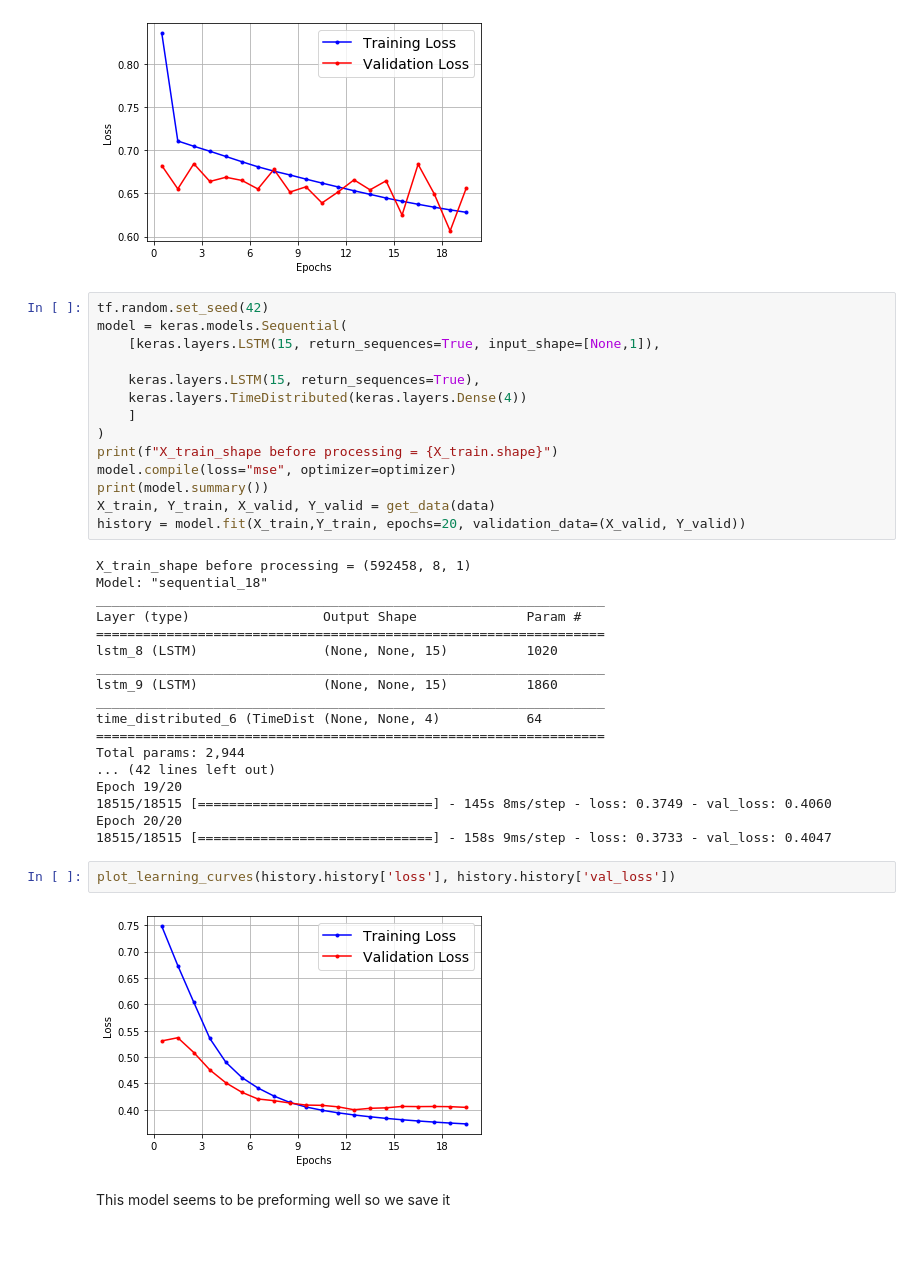
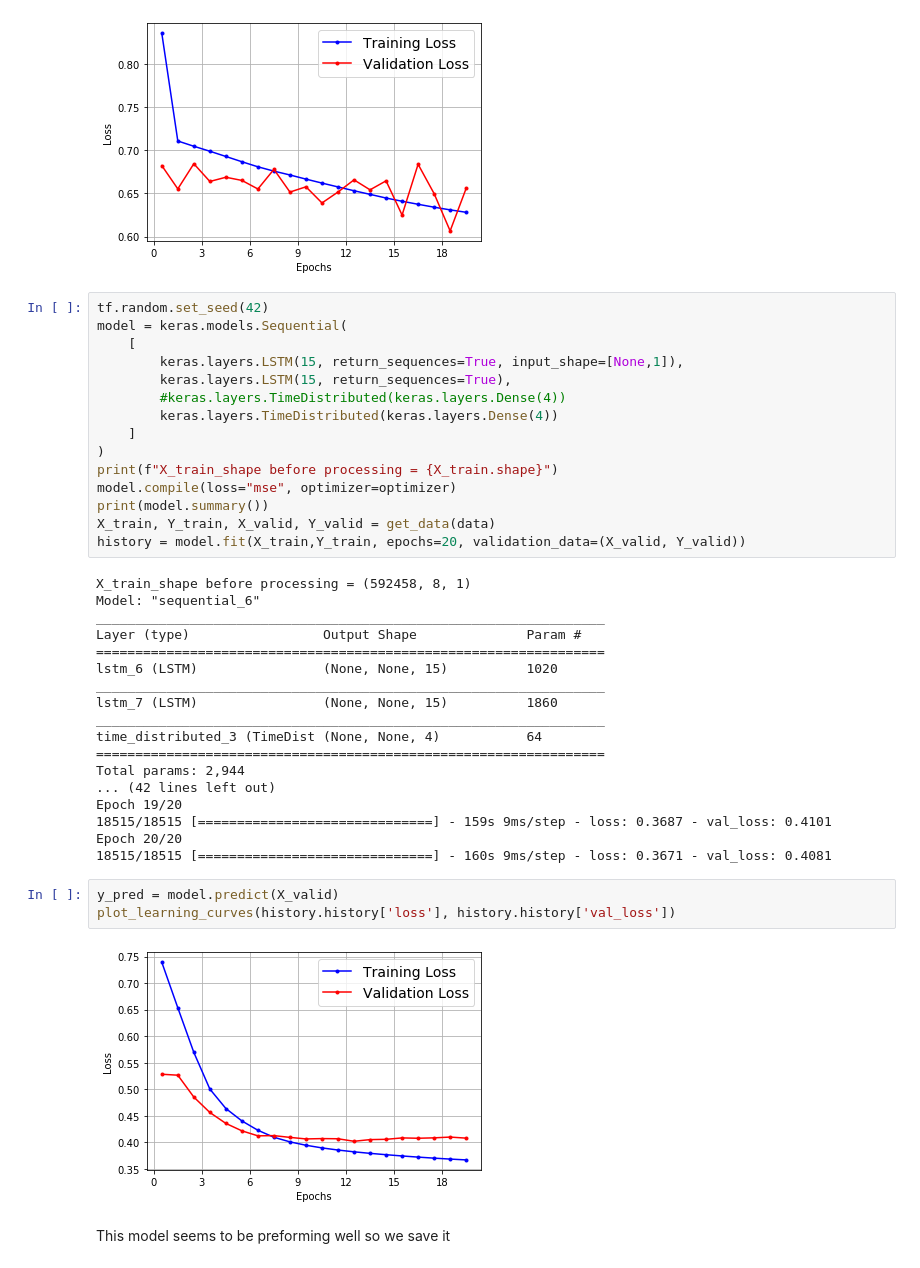
Before and after one commit to ArifSohaib/ODSC-Hackathon, a Jupyter notebook: ODSC_hackathon.ipynb, the cells around one changed output. Cells and saved outputs as stored; diff of their text form.

```diff
--- a/ODSC_hackathon.ipynb
+++ b/ODSC_hackathon.ipynb
@@ -455,10 +436,11 @@ plot_learning_curves(history.history['loss'], history.history['val_loss'])
 # %%
 tf.random.set_seed(42)
 model = keras.models.Sequential(
-    [keras.layers.LSTM(15, return_sequences=True, input_shape=[None,1]),
-
-    keras.layers.LSTM(15, return_sequences=True),
-    keras.layers.TimeDistributed(keras.layers.Dense(4))
+    [
+        keras.layers.LSTM(15, return_sequences=True, input_shape=[None,1]),
+        keras.layers.LSTM(15, return_sequences=True),
+        #keras.layers.TimeDistributed(keras.layers.Dense(4))
+        keras.layers.TimeDistributed(keras.layers.Dense(4))
     ]
 )
 print(f"X_train_shape before processing = {X_train.shape}")
@@ -468,26 +450,27 @@ X_train, Y_train, X_valid, Y_valid = get_data(data)
 history = model.fit(X_train,Y_train, epochs=20, validation_data=(X_valid, Y_valid))
 # %% [output]
 X_train_shape before processing = (592458, 8, 1)
-Model: "sequential_18"
+Model: "sequential_6"
 _________________________________________________________________
 Layer (type)                 Output Shape              Param #
 =================================================================
-lstm_8 (LSTM)                (None, None, 15)          1020
+lstm_6 (LSTM)                (None, None, 15)          1020
 _________________________________________________________________
-lstm_9 (LSTM)                (None, None, 15)          1860
+lstm_7 (LSTM)                (None, None, 15)          1860
 _________________________________________________________________
-time_distributed_6 (TimeDist (None, None, 4)           64
+time_distributed_3 (TimeDist (None, None, 4)           64
 =================================================================
 Total params: 2,944
 ... (42 lines left out)
 Epoch 19/20
-18515/18515 [==============================] - 145s 8ms/step - loss: 0.3749 - val_loss: 0.4060
+18515/18515 [==============================] - 159s 9ms/step - loss: 0.3687 - val_loss: 0.4101
 Epoch 20/20
-18515/18515 [==============================] - 158s 9ms/step - loss: 0.3733 - val_loss: 0.4047
+18515/18515 [==============================] - 160s 9ms/step - loss: 0.3671 - val_loss: 0.4081
 # %%
+y_pred = model.predict(X_valid)
 plot_learning_curves(history.history['loss'], history.history['val_loss'])
 # %% [output]
-[figure, old version]
+[figure, new version]
 # %% [markdown]
 This model seems to be preforming well so we save it
 # %%
```
Also changed, not shown: parts of 12 cells of this notebook, 2 other files.
